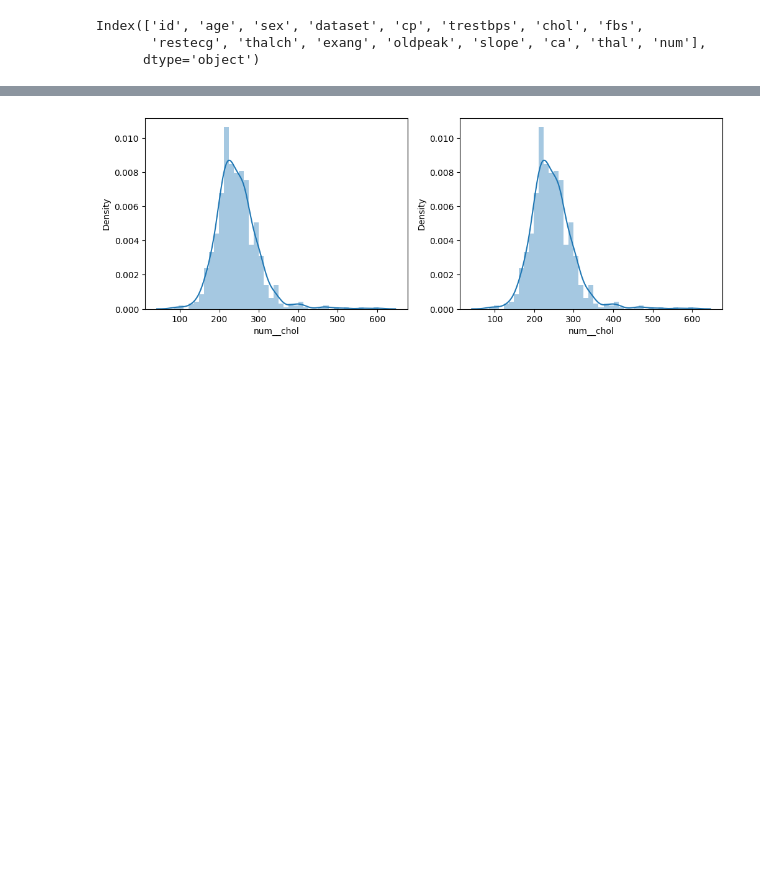
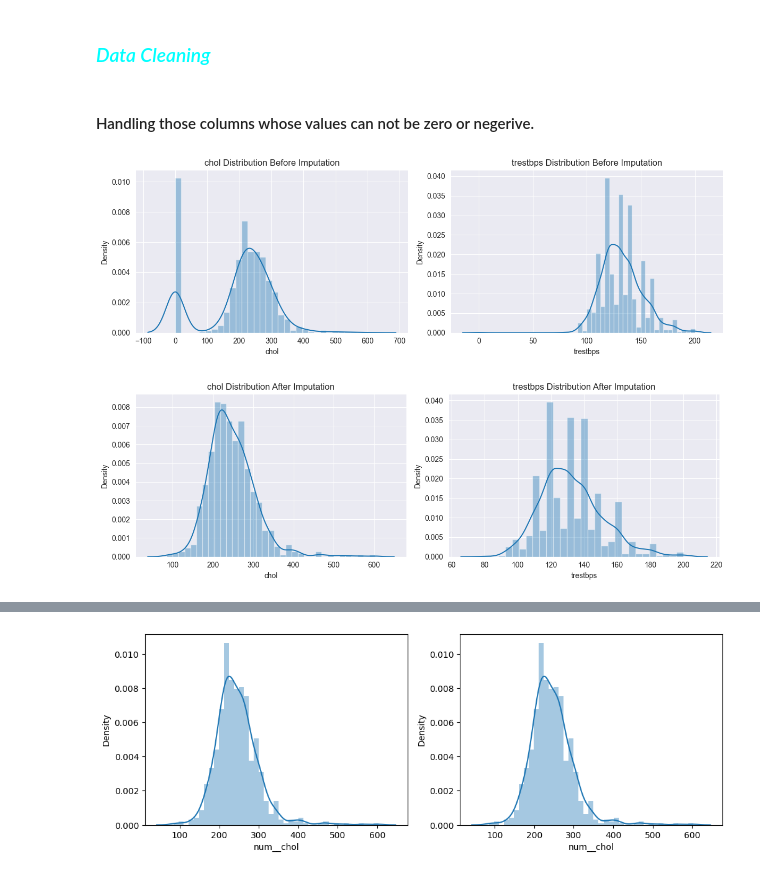
Before and after one commit to SumanGouda/Scikit-Learn-, a Jupyter notebook: PROJECT/HEART DISEASE/heart_disease_predictor.ipynb, the cells around one changed output, grey strips where cells are left out. Drawn from its saved outputs; the diff is of its cells as text; code cells hidden in the pictures; blank space fills up the shorter version.

```diff
--- a/PROJECT/HEART DISEASE/heart_disease_predictor.ipynb
+++ b/PROJECT/HEART DISEASE/heart_disease_predictor.ipynb
@@ -18,11 +16,7 @@ from warnings import filterwarnings
 filterwarnings('ignore')
 # %%
 df = pd.read_csv('https://raw.githubusercontent.com/SumanGouda/Scikit-Learn-/refs/heads/main/PROJECT/HEART%20DISEASE/heart_disease_uci.csv')
-# %%
-df.columns
-# %% [output]
-Index(['id', 'age', 'sex', 'dataset', 'cp', 'trestbps', 'chol', 'fbs',
-       'restecg', 'thalch', 'exang', 'oldpeak', 'slope', 'ca', 'thal', 'num'],
-      dtype='object')
+# %% [markdown]
+### <span style="color:cyan"><i>Data Cleaning</i></span>
 # %%
 categorical_cols = ['sex', 'cp', 'fbs', 'restecg', 'exang', 'slope', 'thal']
@@ -35 +29,38 @@ numerical_cols_mcar = ['trestbps', 'chol', 'thalch', 'oldpeak']
 not_zero_cols = ['chol', 'trestbps']
+# %% [markdown]
+#### Handling those columns whose values can not be zero or negerive.
+# %%
+# Create a figure with multiple subplots
+fig, axs = plt.subplots(1, len(not_zero_cols), figsize=(12, 4))
+
+# Loop through each column and create a distplot
+for i, col in enumerate(not_zero_cols):
+    sns.distplot(df[col], ax=axs[i])
+
+# Set the title and labels for each subplot
+for i, col in enumerate(not_zero_cols):
+    axs[i].set_title(f'{col} Distribution Before Imputation')
+
+# Layout so plots do not overlap
+fig.tight_layout()
+
+# Making all the zero values to NaN then plotting the distributions curve
+fig, axs = plt.subplots(1, len(not_zero_cols), figsize=(12, 4))
+
+# Loop through each column and create a distplot
+for i, col in enumerate(not_zero_cols):
+    df[col] = df[col].replace(0, np.nan)
+    sns.distplot(df[col], ax=axs[i])
+
+# Set the title and labels for each subplot
+for i, col in enumerate(not_zero_cols):
+    axs[i].set_title(f'{col} Distribution After Imputation')
+
+# Layout so plots do not overlap
+fig.tight_layout()
+
+# Show the plot
+plt.show()
+# %% [output]
+[figure, added]
+[figure, added]
```
Also changed, not shown: parts of 27 cells of this notebook, 3 other files.
